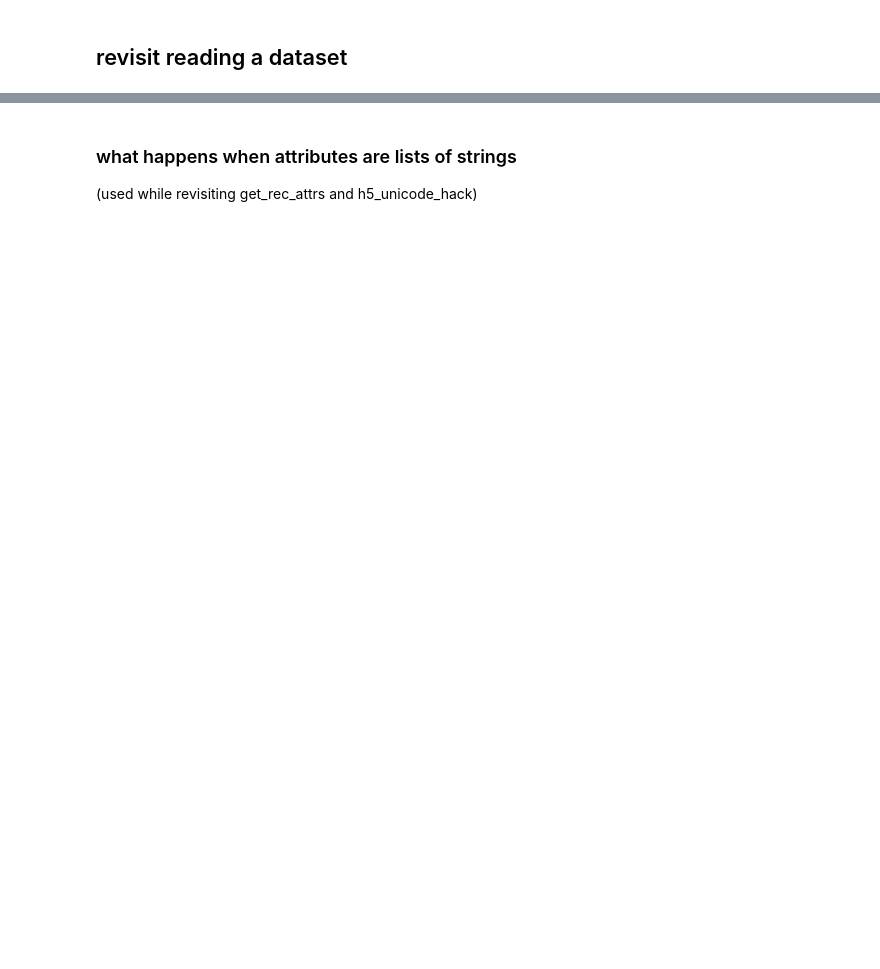
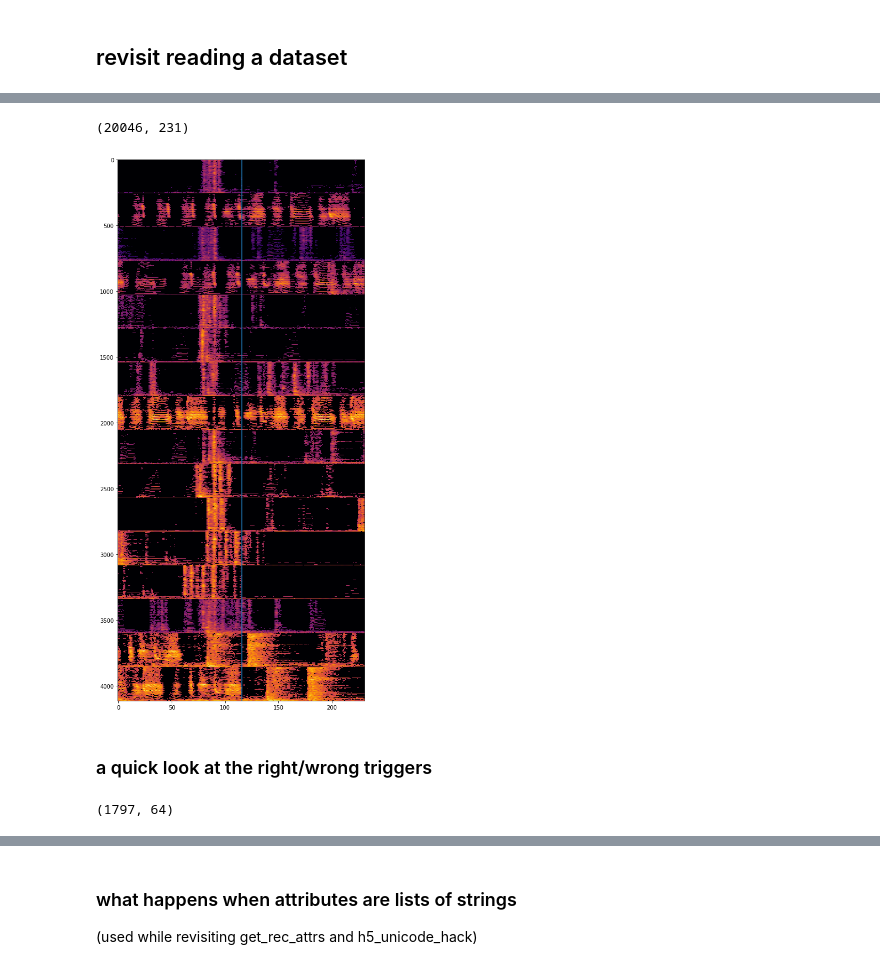
Before and after one commit to zekearneodo/pipefinch, a Jupyter notebook: rhd_kwik_mountain.ipynb, the cells around one changed output, grey strips where cells are left out. Saved outputs shown, nothing was run; the diff lists cells and outputs as text; code cells hidden in the pictures; blank space fills up the shorter version.

```diff
--- a/rhd_kwik_mountain.ipynb
+++ b/rhd_kwik_mountain.ipynb
@@ -161,0 +266,24 @@ KeyboardInterrupt:
+# %%
+bad_ones = np.array([5, 6, 40, 36, 35, 34, 33, 32, 27, 24, 41, 43, 60, 55, 65, 68])
+out_spec = [plot_spectrogram(all_frames_array[i, :, 0], 0, 0, 20000) for i in bad_ones];
+out_spec_arr = np.vstack(out_spec)
+fig, ax = plt.subplots(figsize=(8, 18))
+mark = pre_samples/span * spec_arr.shape[1] * (-1)
+
+ax.imshow(np.log(out_spec_arr[::-1]), aspect='auto', cmap='inferno')
+
+ax.axvline(x=mark)
+spec_arr.shape
+# %% [output]
+(20046, 231)
+[figure, added]
+# %% [markdown]
+### a quick look at the right/wrong triggers
+# %%
+import umap
+from sklearn.datasets import load_digits
+
+digits = load_digits()
+digits.data.shape
+# %% [output]
+(1797, 64)
```
Also changed, not shown: parts of 62 cells of this notebook, 5 other files.
